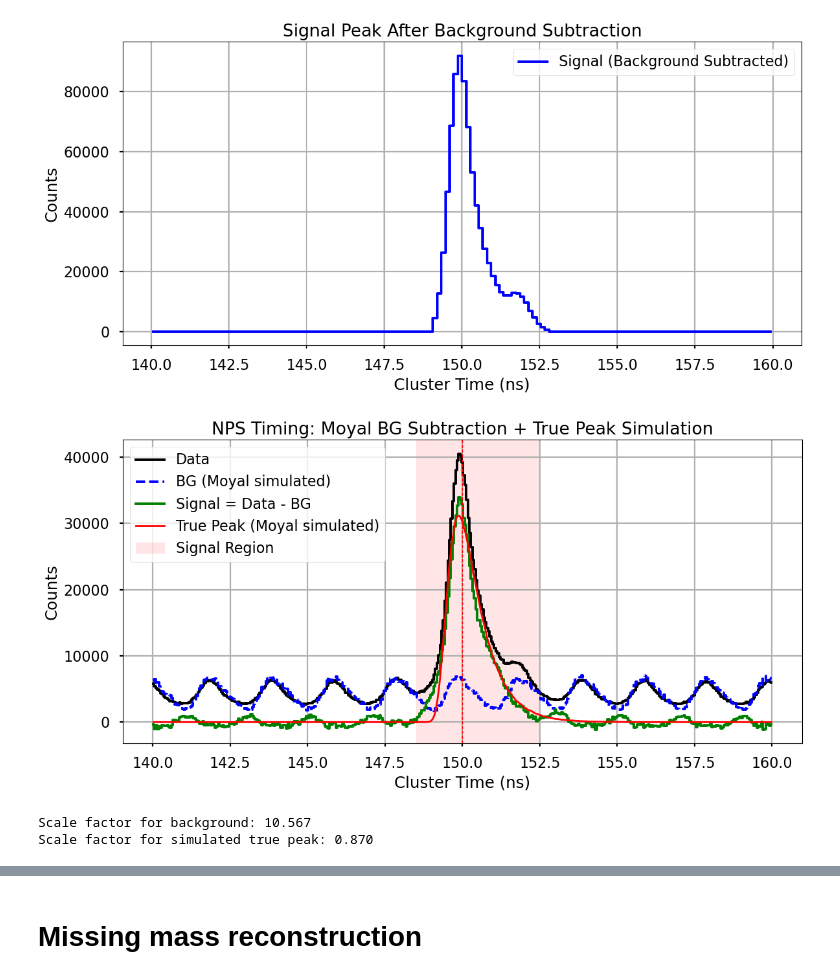
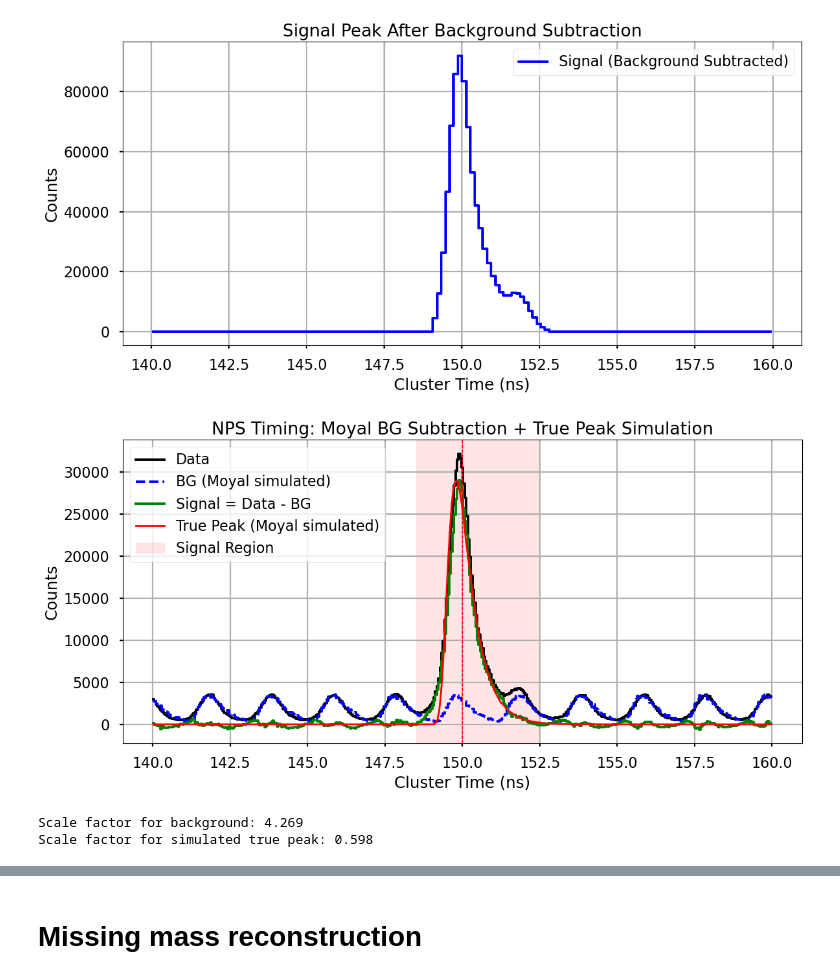
Before and after one commit to avnishphy/nps_analysis, a Jupyter notebook: pi0_analysis/exclusive_pi0.ipynb, the cells around one changed output, grey strips where cells are left out. Cells and saved outputs as stored; diff of their text form; code cells hidden in the pictures.

```diff
--- a/pi0_analysis/exclusive_pi0.ipynb
+++ b/pi0_analysis/exclusive_pi0.ipynb
@@ -518,22 +490,0 @@ plt.show()
-# %%
-import uproot
-import pandas as pd
-
-# Path to your skimmed ROOT file
-root_file = "/home/ubuntu/nps_analysis/pi0_analysis/data/nps_hms_coin_skimmed_4487.root"
-
-# Open the file
-file = uproot.open(root_file)
-tree = file["T"]  # or whatever your TTree name is
-
-# Select the branches you want
-branches = [
-    "T.hms.hEDTM_tdcTimeRaw",
-    "H.gtr.dp", "H.cal.etotnorm", "H.cer.npeSum",
-    "H.gtr.th", "H.gtr.ph", "H.gtr.p",
-    "NPS.cal.nclust",
-    "NPS.cal.clusE", "NPS.cal.clusX", "NPS.cal.clusY", "NPS.cal.clusT"
-]
-
-# Load into DataFrame
-df = tree.arrays(branches, library="pd")
@@ -636,18 +975,32 @@ from scipy.stats import moyal
 from scipy.stats import landau
 import awkward as ak
 
+clusE = branches["NPS.cal.clusE"]
+clusT = branches["NPS.cal.clusT"]
+
+# Apply mask per cluster, preserving jagged structure
+mask = clusE > 0.5
+
+# Apply mask before flattening
+clusT_selected = clusT[mask]
+
+# Flatten to 1D array for histogramming
+clusT_flat = ak.to_numpy(ak.flatten(clusT_selected))
+
+
 # === Load real data ===
-clusT = ak.to_numpy(ak.flatten(branches["NPS.cal.clusT"]))
+# clusT = ak.to_numpy(ak.flatten(branches["NPS.cal.clusT"]))
+clusT = clusT_flat
 
 # === Parameters ===
 beam_bucket_spacing = 2.0        # ns
 n_buckets = 200                  # +/- 400 ns window
 true_peak_time = 150.0           # ns
-timing_resolution = 0.34          # ns
+timing_resolution = 0.25          # ns
 n_true_events = 1000000
 n_bg_per_bucket = 16000
-# time_offset = -0.1 # Landau
-time_offset = 0.119 # Moyal
+# time_offset = 0.1 #
+time_offset = 0.2 # Moyal
 
 # === Histogram bins ===
 bins = np.linspace(140, 160, 400)
@@ -680,33 +1033,33 @@ subtracted = hist_data - scaled_bg
 true_signal_sim_samples = moyal.rvs(loc=true_peak_time - time_offset, scale=timing_resolution, size=n_true_events)
 hist_true_signal_sim, _ = np.histogram(true_signal_sim_samples, bins=bins)
 # hist_true_signal_sim = hist_true_signal_sim / np.sum(hist_true_signal_sim)  # Normalize
 
 # === Normalize true peak to match signal region area ===
 signal_region_mask = ((bin_centers > 148.5) & (bin_centers < 152.5))
 area_data_signal = np.sum(subtracted[signal_region_mask])
 area_true_sim = np.sum(hist_true_signal_sim[signal_region_mask])
 scale_factor_signal = area_data_signal / area_true_sim if area_true_sim > 0 else 0
 scaled_true_signal = hist_true_signal_sim * scale_factor_signal
 
 # === Plot ===
 plt.figure(figsize=(12, 6))
 plt.step(bin_centers, hist_data, where='mid', color='black', label='Data')
 plt.step(bin_centers, scaled_bg, where='mid', color='blue', linestyle='--', label='BG (Moyal simulated)')
 plt.step(bin_centers, subtracted, where='mid', color='green', label='Signal = Data - BG')
 plt.plot(bin_centers, scaled_true_signal, color='red', lw=2, label='True Peak (Moyal simulated)')
 plt.axvspan(148.5, 152.5, color='red', alpha=0.1, label='Signal Region')
 plt.axvline(true_peak_time, color='red', linestyle='--', linewidth=1)
 plt.xlabel("Cluster Time (ns)")
 plt.ylabel("Counts")
 plt.title("NPS Timing: Moyal BG Subtraction + True Peak Simulation")
 plt.legend()
 plt.grid(True)
 plt.tight_layout()
 plt.show()
 
 print(f"Scale factor for background: {scale_factor_bg:.3f}")
 print(f"Scale factor for simulated true peak: {scale_factor_signal:.3f}")
 # %% [output]
-[figure, old version]
+[figure, new version]
-Scale factor for background: 10.567
-Scale factor for simulated true peak: 0.870
+Scale factor for background: 4.269
+Scale factor for simulated true peak: 0.598
```
Also changed, not shown: parts of 33 cells of this notebook, 5 other files.
